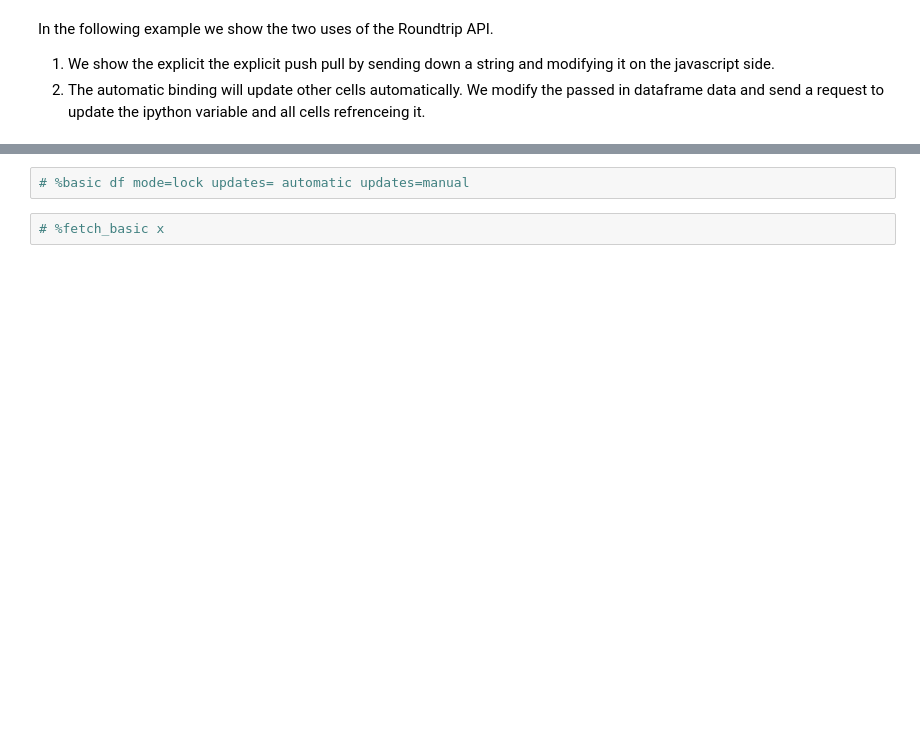
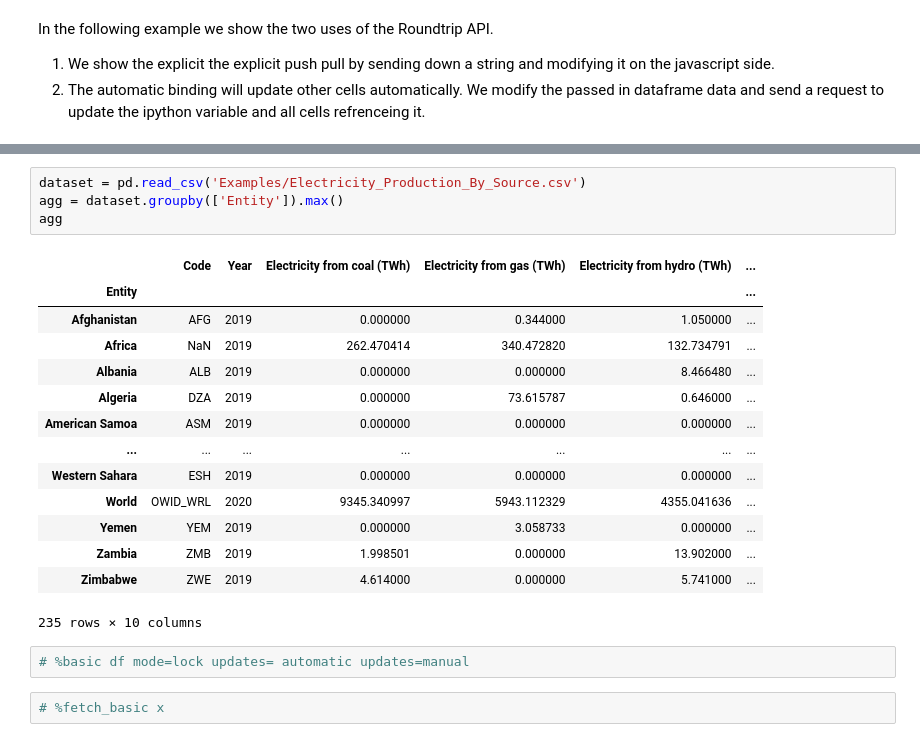
Before and after one commit to hdc-arizona/roundtrip, a Jupyter notebook: roundtrip_test.ipynb, the cells around one changed output, grey strips where cells are left out. Drawn from its saved outputs; the diff is of its cells as text; blank space fills up the shorter version.

```diff
--- a/roundtrip_test.ipynb
+++ b/roundtrip_test.ipynb
@@ -58,6 +62,25 @@ See changes from another cell reflected here.
 [interactive output not drawn]
 [interactive output not drawn]
 [interactive output not drawn]
+# %%
+dataset = pd.read_csv('Examples/Electricity_Production_By_Source.csv')
+agg = dataset.groupby(['Entity']).max()
+agg
+# %% [output]
+|  | Code | Year | Electricity from coal (TWh) | Electricity from gas (TWh) | Electricity from hydro (TWh) | ... |
+| Entity |  |  |  |  |  | ... |
+| Afghanistan | AFG | 2019 | 0.000000 | 0.344000 | 1.050000 | ... |
+| Africa | NaN | 2019 | 262.470414 | 340.472820 | 132.734791 | ... |
+| Albania | ALB | 2019 | 0.000000 | 0.000000 | 8.466480 | ... |
+| Algeria | DZA | 2019 | 0.000000 | 73.615787 | 0.646000 | ... |
+| American Samoa | ASM | 2019 | 0.000000 | 0.000000 | 0.000000 | ... |
+| ... | ... | ... | ... | ... | ... | ... |
+| Western Sahara | ESH | 2019 | 0.000000 | 0.000000 | 0.000000 | ... |
+| World | OWID_WRL | 2020 | 9345.340997 | 5943.112329 | 4355.041636 | ... |
+| Yemen | YEM | 2019 | 0.000000 | 3.058733 | 0.000000 | ... |
+| Zambia | ZMB | 2019 | 1.998501 | 0.000000 | 13.902000 | ... |
+| Zimbabwe | ZWE | 2019 | 4.614000 | 0.000000 | 5.741000 | ... |
+235 rows × 10 columns
 # %%
 # %basic df mode=lock updates= automatic updates=manual
 # %%
```
Also changed, not shown: parts of 8 cells of this notebook, 3 other files.
